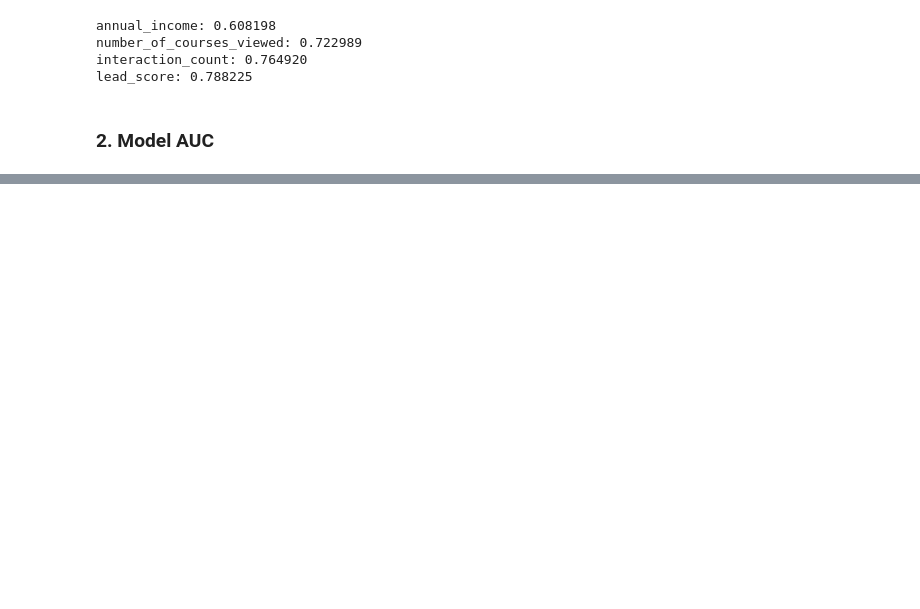
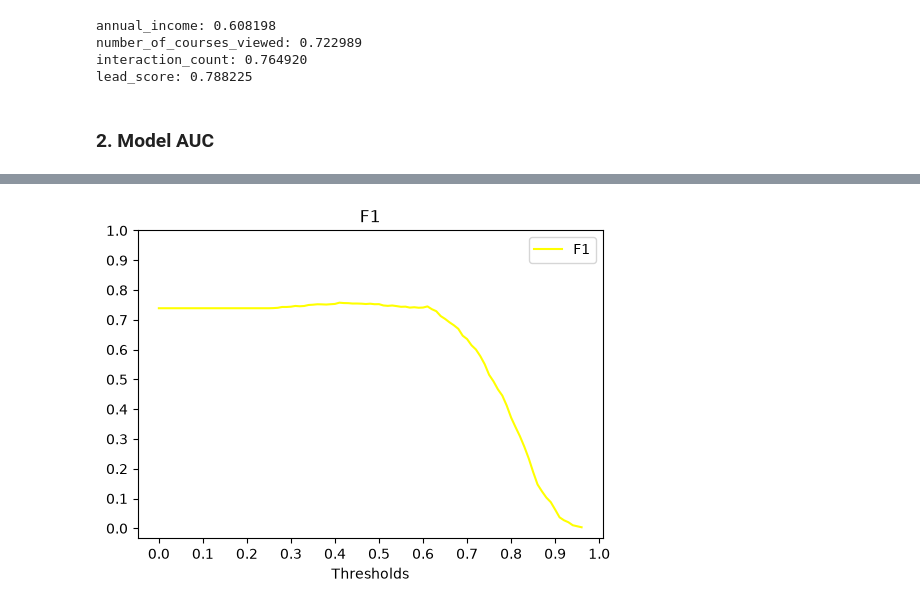
Before and after one commit to Olena-Barabash/ml-zoomcamp-2026-homework, a Jupyter notebook: homework-04/homework-04.ipynb, the cells around one changed output, grey strips where cells are left out. Saved outputs shown, nothing was run; the diff lists cells and outputs as text; code cells hidden in the pictures; blank space fills up the shorter version.

```diff
--- a/homework-04/homework-04.ipynb
+++ b/homework-04/homework-04.ipynb
@@ -101,0 +182,3 @@ lead_score: 0.788225
+# %%
+df_scores['diff'] = abs(df_scores.precision - df_scores.recall)
+df_scores[['threshold', 'diff']]
@@ -101,0 +210,3 @@ lead_score: 0.788225
+# %%
+df_scores['f1'] = 2 * df_scores.precision * df_scores.recall / (df_scores.precision + df_scores.recall)
+df_scores['f1']
@@ -101,0 +226,15 @@ lead_score: 0.788225
+# %%
+plt.figure(figsize=(6, 4))
+
+plt.plot(df_scores.threshold, df_scores.f1, color='yellow', linestyle='solid', label='F1')
+plt.legend()
+
+plt.xticks(np.linspace(0, 1, 11))
+plt.yticks(np.linspace(0, 1, 11))
+
+plt.xlabel('Thresholds')
+plt.title('F1')
+
+plt.show()
+# %% [output]
+[figure, added]
```
Also changed, not shown: parts of 29 cells of this notebook.
